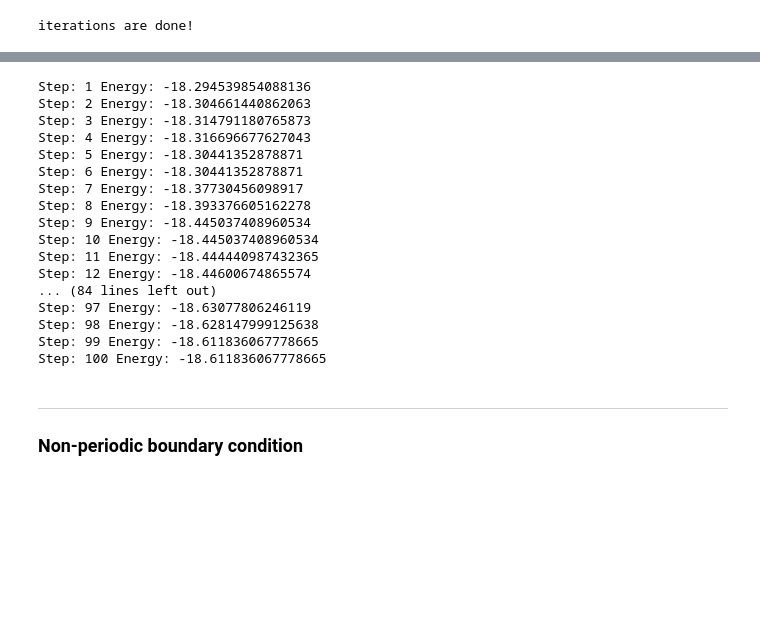
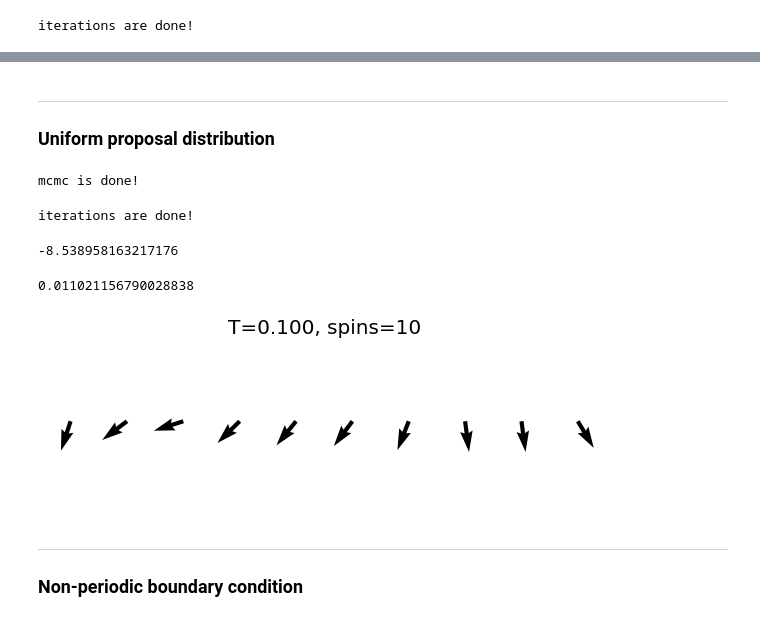
Before and after one commit to karlschwarz/Monte_Carlo_on_Statistical_Physics, a Jupyter notebook: xy_1d_metropolis.ipynb, the cells around one changed output, grey strips where cells are left out. Cells and saved outputs as stored; diff of their text form; code cells hidden in the pictures; blank space fills up the shorter version.

```diff
--- a/xy_1d_metropolis.ipynb
+++ b/xy_1d_metropolis.ipynb
@@ -150,23 +191,40 @@ plt.plot(energy_list)
-# %%
-spins_list = xy_1d.mcmc(100, show_energy=True, period=2, show_plot=True, folder_name='sampling')
-# %% [output]
-Step: 1 Energy: -18.294539854088136
-Step: 2 Energy: -18.304661440862063
-Step: 3 Energy: -18.314791180765873
-Step: 4 Energy: -18.316696677627043
-Step: 5 Energy: -18.30441352878871
-Step: 6 Energy: -18.30441352878871
-Step: 7 Energy: -18.37730456098917
-Step: 8 Energy: -18.393376605162278
-Step: 9 Energy: -18.445037408960534
-Step: 10 Energy: -18.445037408960534
-Step: 11 Energy: -18.444440987432365
-Step: 12 Energy: -18.44600674865574
-... (84 lines left out)
-Step: 97 Energy: -18.63077806246119
-Step: 98 Energy: -18.628147999125638
-Step: 99 Energy: -18.611836067778665
-Step: 100 Energy: -18.611836067778665
+# %% [markdown]
+----
+### Uniform proposal distribution
+# %%
+# initialize the 1d xy model
+length = 10
+xy_1d = XY_1D(length, beta=10, delta=np.pi, j=1, periodic_cond=False)
+# %%
+# firing stage
+xy_1d.mcmc_simple(10000000, prop='unif')
+print('mcmc is done!')
+# %% [output]
+mcmc is done!
+# %%
+### sampling stage
+energy_mean_list = []
+for _ in trange(100):
+    energy_list = []
+    for i in range(100000):
+        xy_1d.one_step_mcmc_unif()
+        energy_list.append(xy_1d.energy_compute_grids())
+    energy_mean_list.append(np.mean(energy_list))
+print("iterations are done!")
+# %% [output]
+iterations are done!
+# %%
+np.mean(energy_mean_list)
+# %% [output]
+-8.538958163217176
+# %%
+np.std(energy_mean_list)
+# %% [output]
+0.011021156790028838
+# %%
+xy_1d.spin_viz()
+# %% [output]
+[figure, added]
 # %% [markdown]
 -----
 ### Non-periodic boundary condition
```
Also changed, not shown: parts of 41 cells of this notebook.
